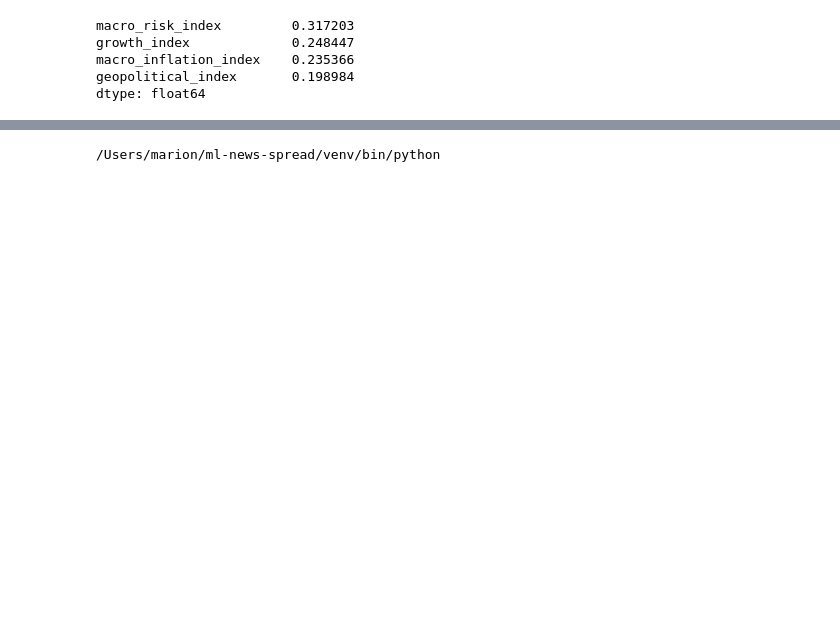
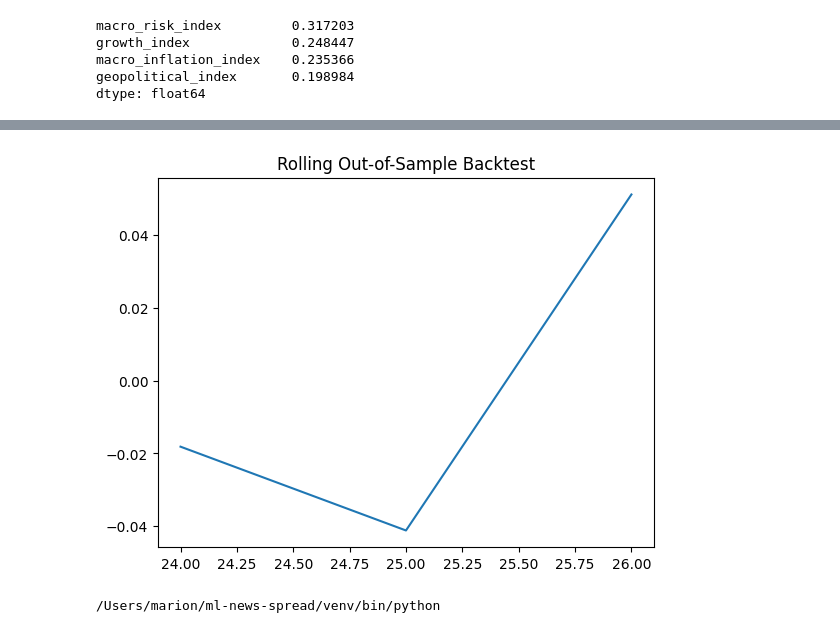
Before and after one commit to MarionSrl/ml-news-spread, a Jupyter notebook: notebooks/01_data_collection.ipynb, the cells around one changed output, grey strips where cells are left out. Cells and saved outputs as stored; diff of their text form; code cells hidden in the pictures; blank space fills up the shorter version.

```diff
--- a/notebooks/01_data_collection.ipynb
+++ b/notebooks/01_data_collection.ipynb
@@ -465,3 +461,19 @@ dtype: float64
+# %%
+# Backtest économiquement cohérent
+rolling_df["delta"] = data_final.loc[rolling_df.index, "delta"]
+
+rolling_df["strategy_return"] = (
+    (rolling_df["pred"] * 2 - 1) * rolling_df["delta"]
+)
+
+rolling_df["cum_return"] = rolling_df["strategy_return"].cumsum()
+
+plt.figure()
+rolling_df["cum_return"].plot()
+plt.title("Rolling Out-of-Sample Backtest")
+plt.show()
+# %% [output]
+[figure, added]
 # %%
 # savoir quel environnement on est pour python : avoir venv
 import sys
```
Also changed, not shown: parts of 18 cells of this notebook, 2 other files.
